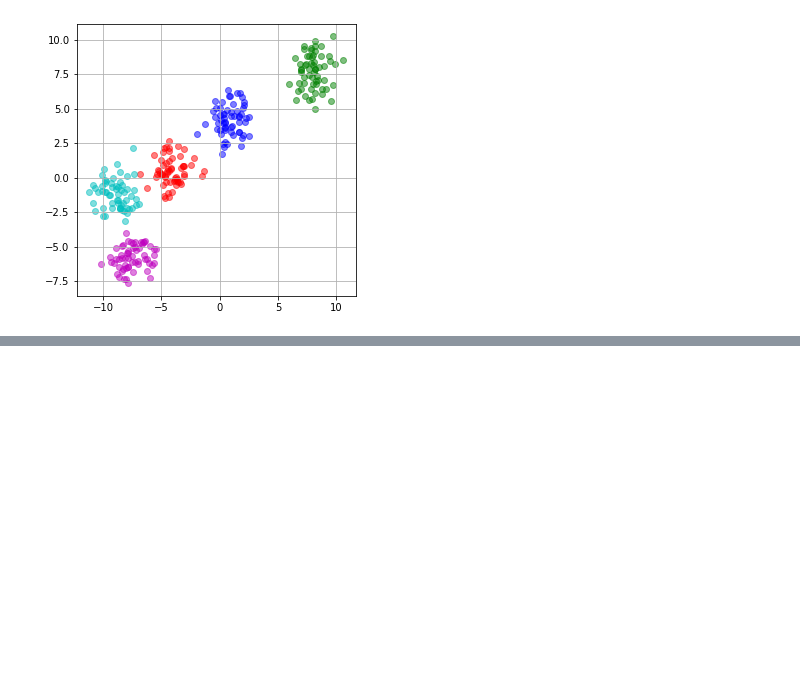
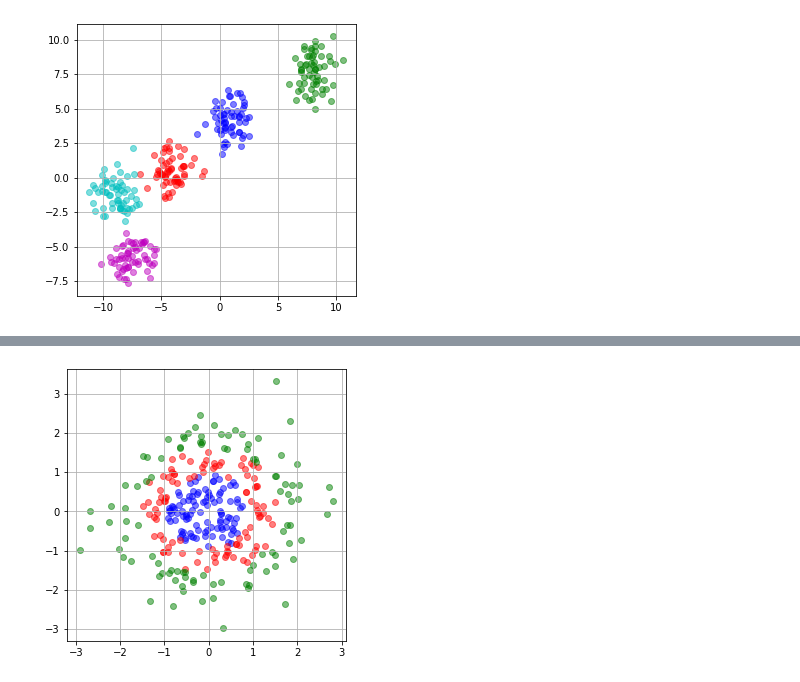
Before and after one commit to Hibi5/Hibi5.github.io, a Jupyter notebook: MLTest2.ipynb, the cells around one changed output, grey strips where cells are left out. Cells and saved outputs as stored; diff of their text form; code cells hidden in the pictures; blank space fills up the shorter version.

```diff
--- a/MLTest2.ipynb
+++ b/MLTest2.ipynb
@@ -38,0 +94,31 @@ plt.show()
+# %%
+from sklearn.datasets import make_gaussian_quantiles
+import pandas as pd
+
+%matplotlib inline
+import matplotlib.pyplot as plt
+
+X, y = make_gaussian_quantiles(
+    random_state=3,
+    n_features=2,
+    n_classes=3,
+    n_samples=300)
+
+# 特徴量（X）でデータフレームを作り、分類（y）ををtargetの列として追加
+df = pd.DataFrame(X)
+df["target"] = y
+
+# 分類によって、別々のデータフレームに分ける
+df0 = df[df["target"]==0]
+df1 = df[df["target"]==1]
+df2 = df[df["target"]==2]
+
+# 分類0は青、分類1は赤、2はで、散布図を描画
+plt.figure(figsize=(5, 5))
+plt.scatter(df0[0], df0[1], color="b", alpha=0.5)
+plt.scatter(df1[0], df1[1], color="r", alpha=0.5)
+plt.scatter(df2[0], df2[1], color="g", alpha=0.5)
+plt.grid()
+plt.show()
+# %% [output]
+[figure, added]
```
Also changed, not shown: parts of 4 cells of this notebook.
